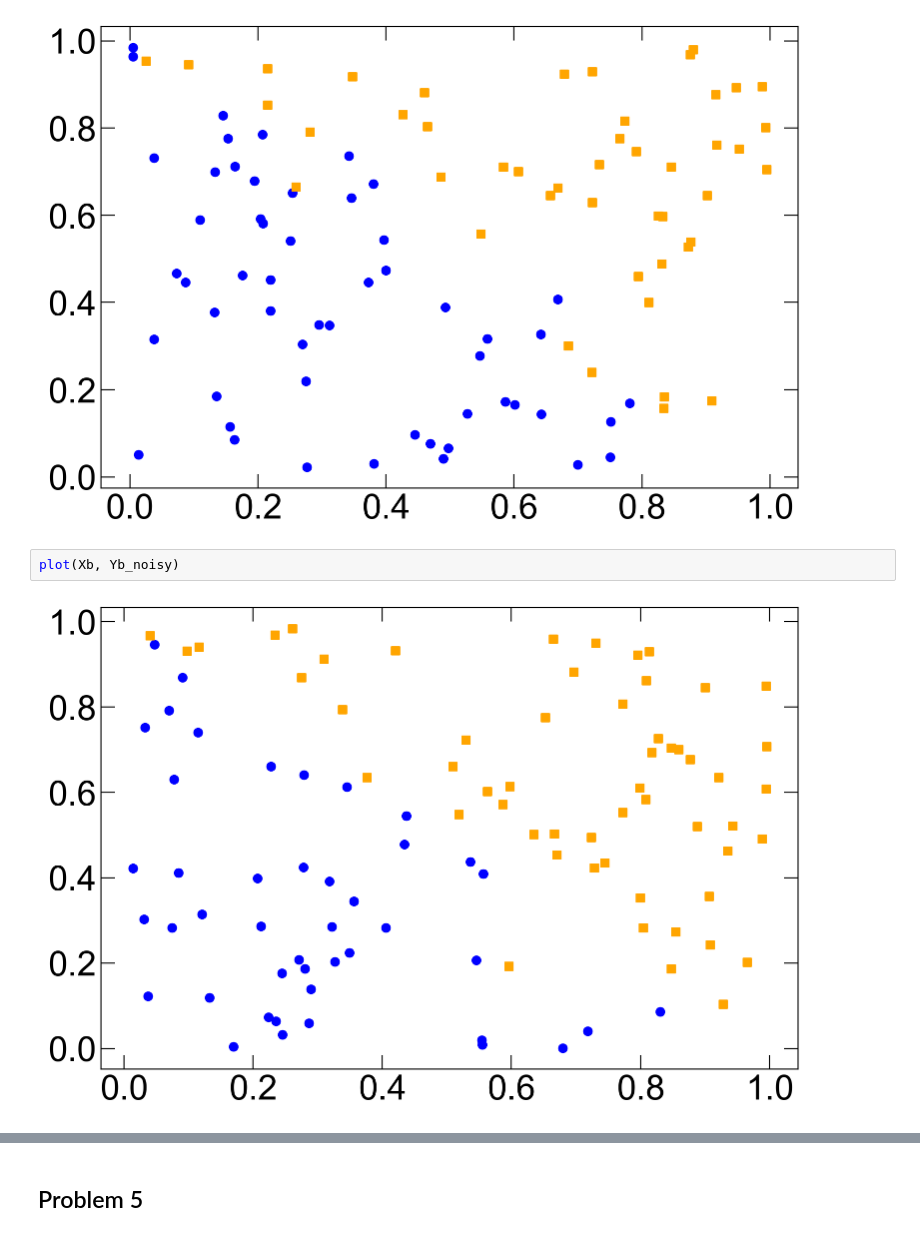
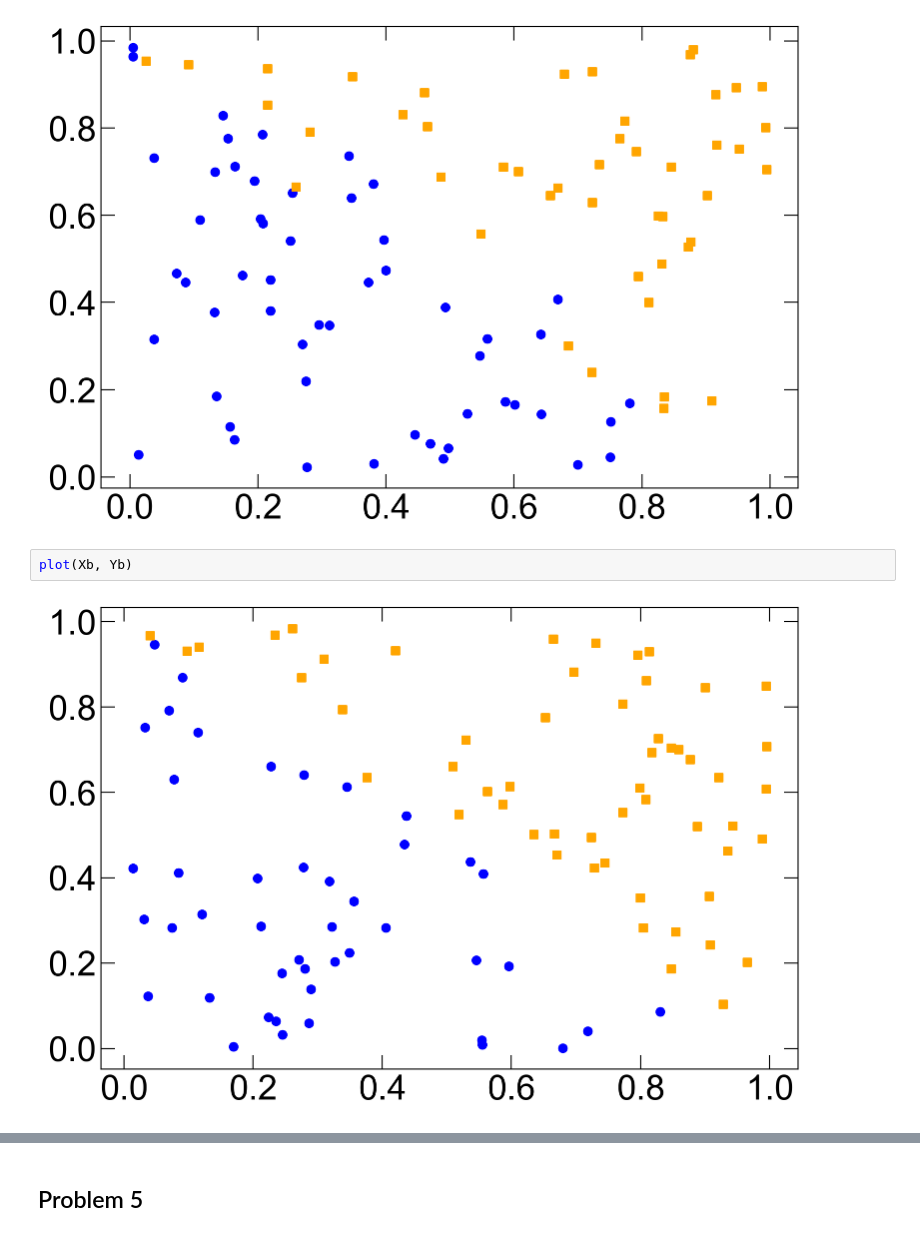
Before and after one commit to dcarabadjac/cs229-2018-autumn, a Jupyter notebook: problem-sets/PS2/PS2_Solution.ipynb, the cells around one changed output, grey strips where cells are left out. Drawn from its saved outputs; the diff is of its cells as text.

```diff
--- a/problem-sets/PS2/PS2_Solution.ipynb
+++ b/problem-sets/PS2/PS2_Solution.ipynb
@@ -72,6 +65,6 @@ plot(Xa, Ya)
 # %% [output]
 [figure]
 # %%
-plot(Xb, Yb_noisy)
+plot(Xb, Yb)
 # %% [output]
-[figure, old version]
+[figure, new version]
```
Also changed, not shown: parts of 7 cells of this notebook.
